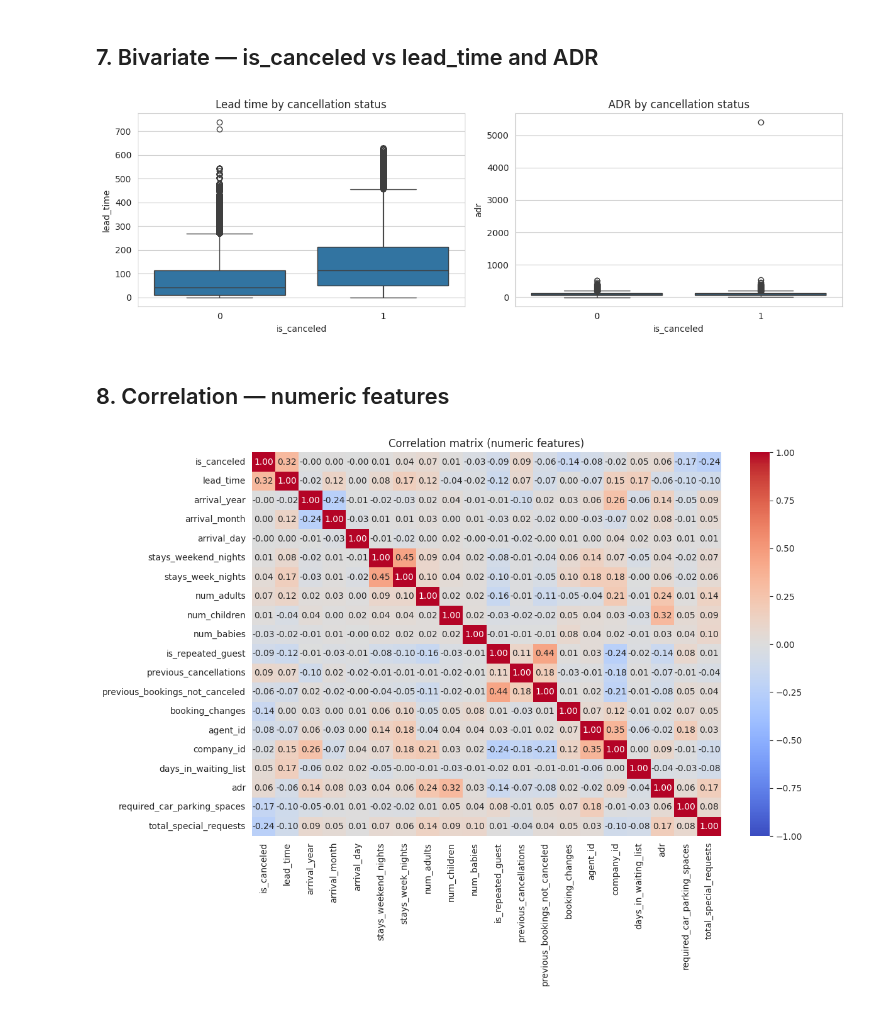
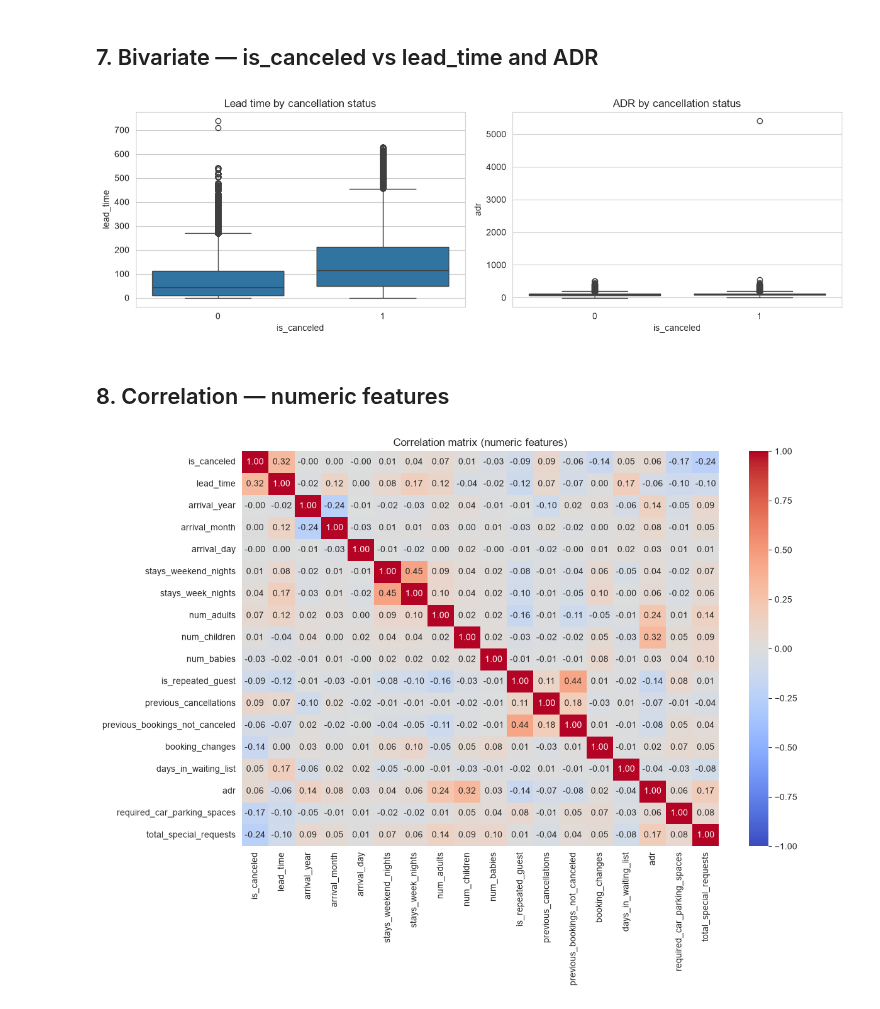
Before and after one commit to JUST-ZARI/hotel-clv-prediction, a Jupyter notebook: notebooks/04_eda_data_quality.ipynb, the cells around one changed output. Saved outputs shown, nothing was run; the diff lists cells and outputs as text; code cells hidden in the pictures.

```diff
--- a/notebooks/04_eda_data_quality.ipynb
+++ b/notebooks/04_eda_data_quality.ipynb
@@ -24,8 +29,10 @@ import seaborn as sns
 pd.set_option('display.max_columns', None)
 sns.set_style('whitegrid')
 
-# Fixed path from absolute '/data/...' to relative 'data/...'
-df = pd.read_csv("data/processed/merged_dataset.csv")
+# low_memory=False: read each column in one pass (avoids the mixed-type warning on columns
+# that are empty for one source)
+df = pd.read_csv("data/processed/merged_dataset.csv", low_memory=False)
+DS1, DS2 = "hotel_bookings_2015_2017", "hotel_reservations_2017_2018"
 print("Shape:", df.shape)
 df.head(3)
 # %% [output]
@@ -171,20 +194,21 @@ axes[1].set_title('ADR by cancellation status')
 plt.tight_layout()
 plt.show()
 # %% [output]
-[figure, old version]
+[figure, new version]
 # %% [markdown]
 ## 8. Correlation — numeric features
 # %%
-numeric_cols = df.select_dtypes(include=[np.number]).columns
+# agent_id / company_id are codes, not quantities — their correlations are meaningless
+numeric_cols = df.select_dtypes(include=[np.number]).columns.drop(['agent_id', 'company_id'])
 corr = df[numeric_cols].corr()
 
 plt.figure(figsize=(12, 9))
 sns.heatmap(corr, annot=True, fmt='.2f', cmap='coolwarm', center=0, vmin=-1, vmax=1)
 plt.title('Correlation matrix (numeric features)')
 plt.tight_layout()
 plt.show()
 # %% [output]
-[figure, old version]
+[figure, new version]
 # %%
 # strongest correlations with is_canceled specifically, since that feeds CLV (non-cancelled bookings only)
 corr['is_canceled'].drop('is_canceled').sort_values(key=abs, ascending=False)
```
Also changed, not shown: parts of 27 cells of this notebook.
